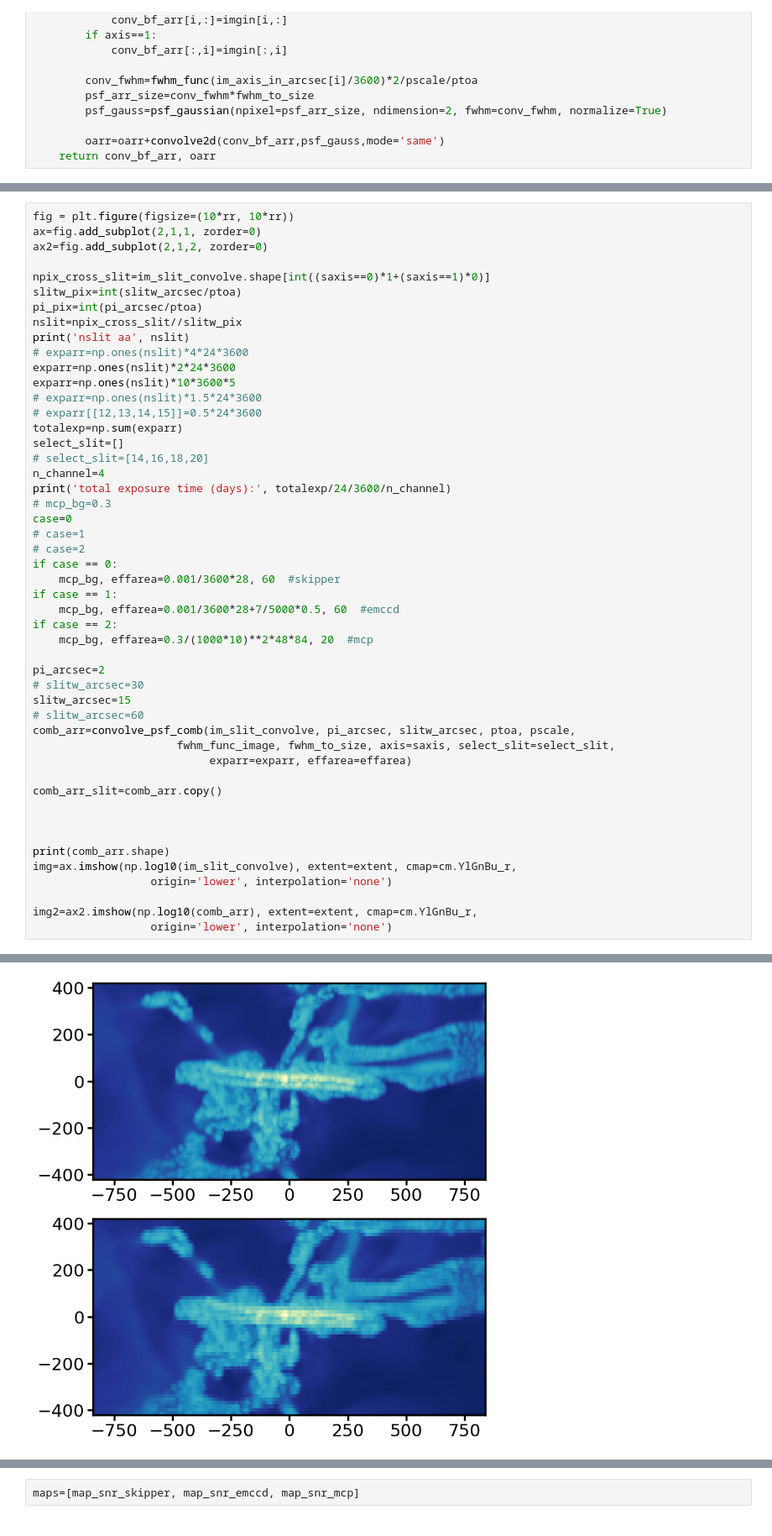
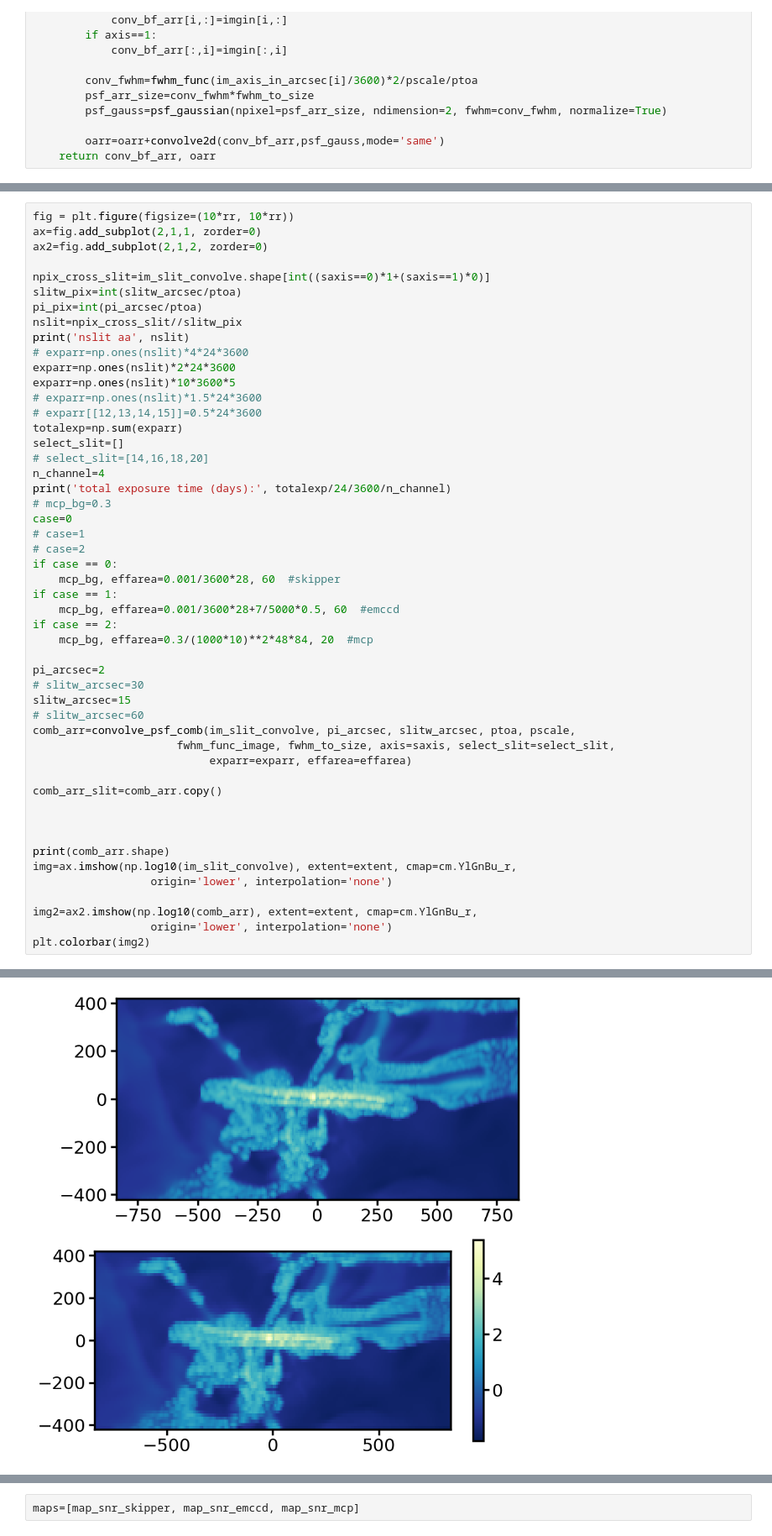
Before and after one commit to brockparker/Research, a Jupyter notebook: CCDs/Skipper_Noise/Brock/aspera_resolutions_Brock.ipynb, the cells around one changed output, grey strips where cells are left out. Shown at 84% size. Cells and saved outputs as stored; diff of their text form.

```diff
--- a/CCDs/Skipper_Noise/Brock/aspera_resolutions_Brock.ipynb
+++ b/CCDs/Skipper_Noise/Brock/aspera_resolutions_Brock.ipynb
@@ -1092,6 +1127,7 @@ img=ax.imshow(np.log10(im_slit_convolve), extent=extent, cmap=cm.YlGnBu_r,
 
 img2=ax2.imshow(np.log10(comb_arr), extent=extent, cmap=cm.YlGnBu_r,
                   origin='lower', interpolation='none')
+plt.colorbar(img2)
 # %% [output]
 nslit aa 56
 total exposure time (days): 29.166666666666668
@@ -1112,4 +1149,4 @@ nslit: 56
-[figure, old version]
+[figure, new version]
 # %%
 fig = plt.figure(figsize=(10*rr, 10*rr))
 ax=fig.add_subplot(2,1,1, zorder=0)
```
Also changed, not shown: parts of 26 cells of this notebook, 3 other files.
